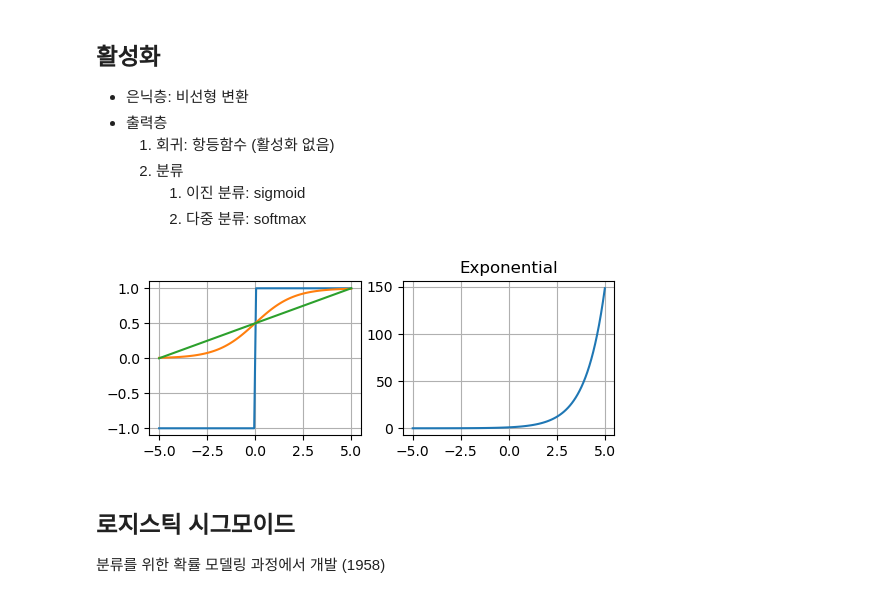
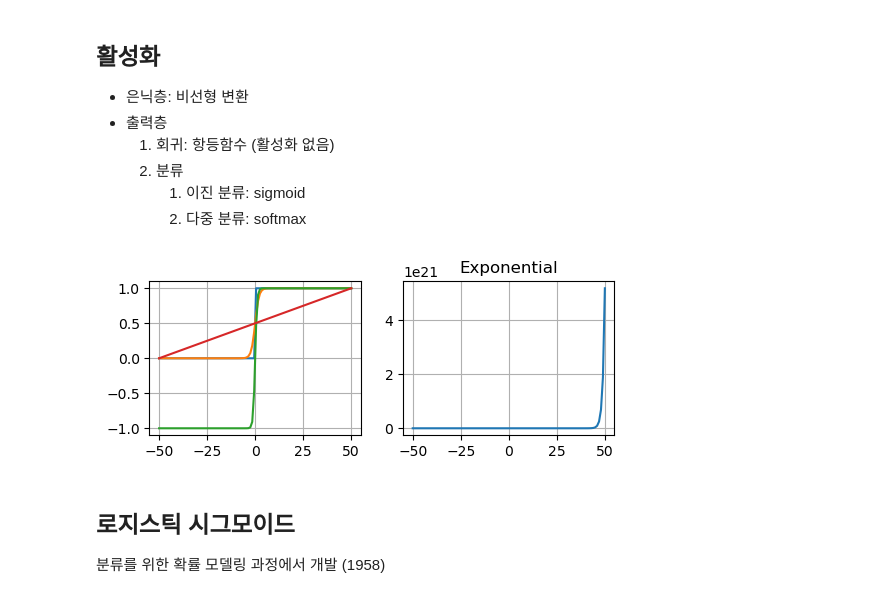
Before and after one commit to rebirther00/pydeep_multicam, a Jupyter notebook: Day3-SJ.ipynb, the cells around one changed output. Drawn from its saved outputs; the diff is of its cells as text; code cells hidden in the pictures.

```diff
--- a/Day3-SJ.ipynb
+++ b/Day3-SJ.ipynb
@@ -177,26 +177,27 @@ torch.Size([1, 2])
         1. 이진 분류: sigmoid
         1. 다중 분류: softmax
 # %%
-step = lambda x: np.where(x > 0, 1, -1)
+step = lambda x: np.where(x > 0, 1, 0)
 sigmoid = lambda x: 1 / (1 + np.exp(-x))
 minmax = lambda x: (x - x.min()) / (x.max() - x.min())
 
-xs = np.linspace(-5, 5, 100)
+xs = np.linspace(-50, 50, 100)
 
 plt.figure(figsize=(6, 2))
 plt.subplot(1, 2, 1)
 plt.plot(xs, step(xs))
 plt.plot(xs, sigmoid(xs))
+plt.plot(xs, np.tanh(xs))
 plt.plot(xs, minmax(xs))
 plt.grid()
 
 plt.subplot(1, 2, 2)
 plt.plot(xs, np.exp(xs))
 plt.title('Exponential')
 plt.grid()
 plt.show()
 # %% [output]
-[figure, old version]
+[figure, new version]
 # %% [markdown]
 ## 로지스틱 시그모이드
 
```
Also changed, not shown: parts of 14 cells of this notebook, 2 other files.
